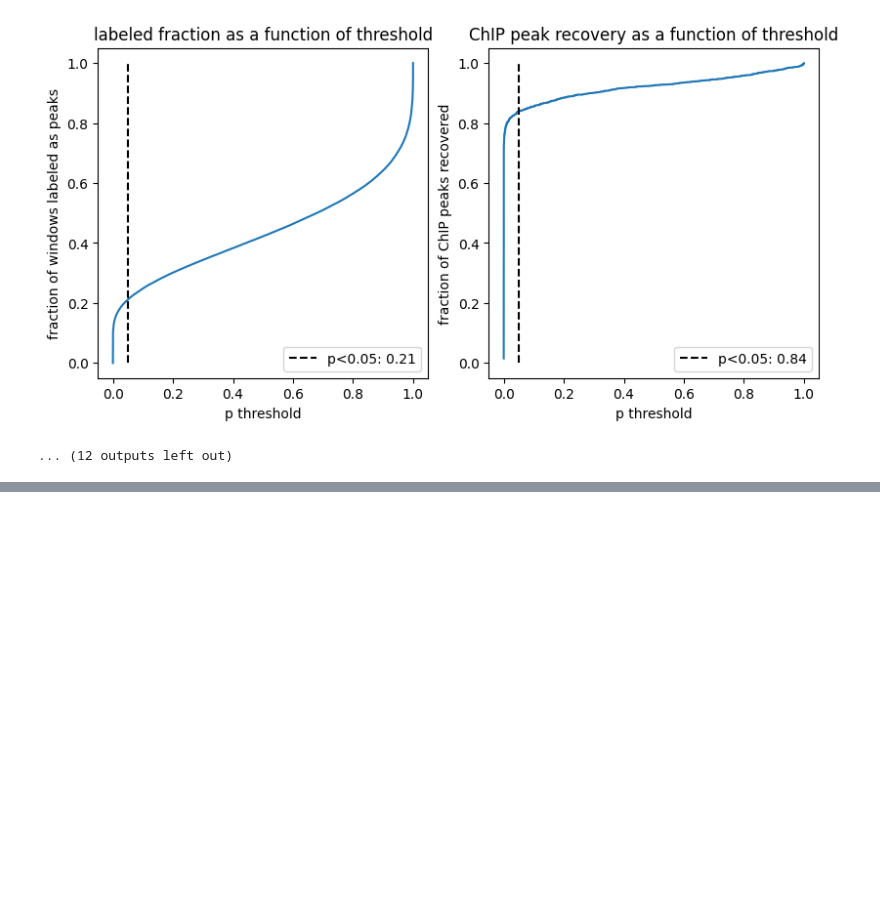
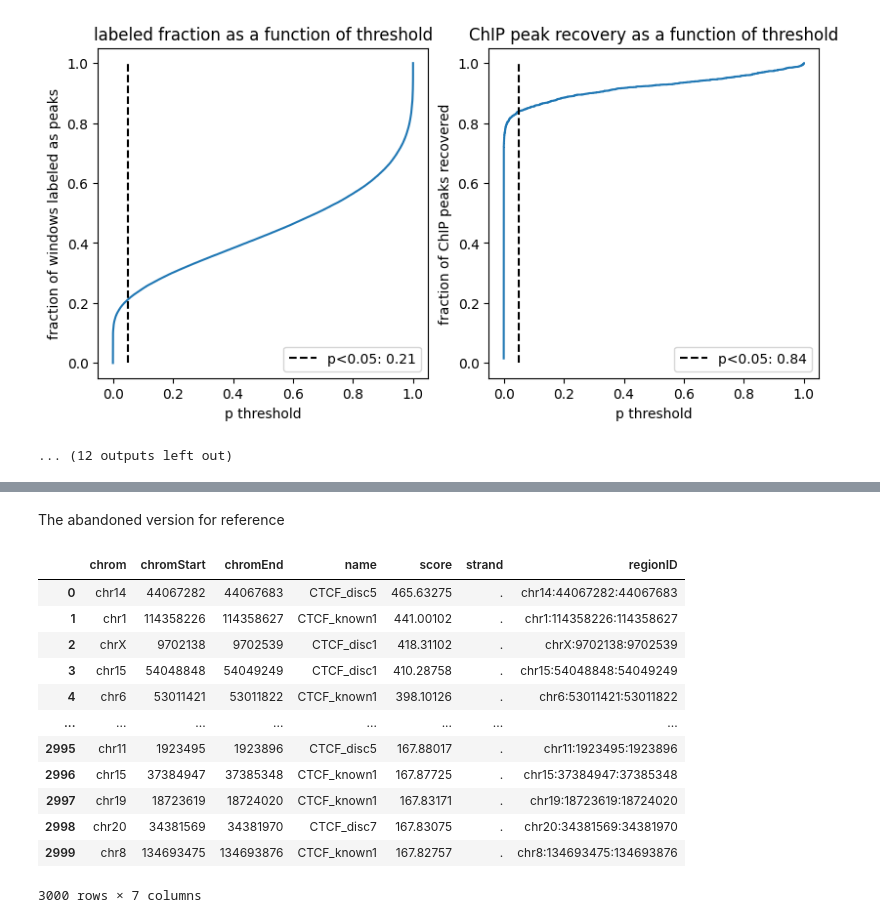
Before and after one commit to streetslab/multimodal-dimelo, a Jupyter notebook: review_prototyping.ipynb, the cells around one changed output, grey strips where cells are left out. Cells and saved outputs as stored; diff of their text form; code cells hidden in the pictures; blank space fills up the shorter version.

Commit message:
starting single read analysis

```diff
--- a/review_prototyping.ipynb
+++ b/review_prototyping.ipynb
@@ -928,0 +1000,12 @@ binom 1000
+# %% [markdown]
+The abandoned version for reference
+# %%
+ctcf_chip_seq_file = Path("/Users/jeremy/devspace/multimodal-dimelo/review_data/chr11_ctcf_chip_peaks.bed")
+
+ctcf_bam_file = config.processed_data_dir / "20240923_dimelo_access_background.dorado_v102_sup_v500_5mC_5hmC_v3_6mA_v3.trim.align.filtered.q10.bam"
+top_ctcf_bed_file = config.processed_data_dir / "gm12878_ctcf_motif_intersect_chip.top3k.bed"
+ctcf_on_target_bed_file = config.processed_data_dir / "gm12878_ctcf.on_target.bed"
+ctcf_output_id = f"{ctcf_bam_file.stem}.{top_ctcf_bed_file.stem}"
+motifs = ["A,0", "WCG,1", "GCH,1"]
+# TODO: should I not bother thresholding?
+thresh = 0.95
@@ -928,0 +1032,19 @@ binom 1000
+# %%
+regions_df = utils.load_bed_file(ctcf_on_target_bed_file)
+regions_df["regionID"] = regions_df[["chrom", "chromStart", "chromEnd"]].astype("str").agg(":".join, axis="columns")
+# %%
+regions_df
+# %% [output]
+|  | chrom | chromStart | chromEnd | name | score | strand | regionID |
+| 0 | chr14 | 44067282 | 44067683 | CTCF_disc5 | 465.63275 | . | chr14:44067282:44067683 |
+| 1 | chr1 | 114358226 | 114358627 | CTCF_known1 | 441.00102 | . | chr1:114358226:114358627 |
+| 2 | chrX | 9702138 | 9702539 | CTCF_disc1 | 418.31102 | . | chrX:9702138:9702539 |
+| 3 | chr15 | 54048848 | 54049249 | CTCF_disc1 | 410.28758 | . | chr15:54048848:54049249 |
+| 4 | chr6 | 53011421 | 53011822 | CTCF_known1 | 398.10126 | . | chr6:53011421:53011822 |
+| ... | ... | ... | ... | ... | ... | ... | ... |
+| 2995 | chr11 | 1923495 | 1923896 | CTCF_disc5 | 167.88017 | . | chr11:1923495:1923896 |
+| 2996 | chr15 | 37384947 | 37385348 | CTCF_known1 | 167.87725 | . | chr15:37384947:37385348 |
+| 2997 | chr19 | 18723619 | 18724020 | CTCF_known1 | 167.83171 | . | chr19:18723619:18724020 |
+| 2998 | chr20 | 34381569 | 34381970 | CTCF_disc7 | 167.83075 | . | chr20:34381569:34381970 |
+| 2999 | chr8 | 134693475 | 134693876 | CTCF_known1 | 167.82757 | . | chr8:134693475:134693876 |
+3000 rows × 7 columns
```
Also changed, not shown: parts of 10 cells of this notebook, 1 other file.
